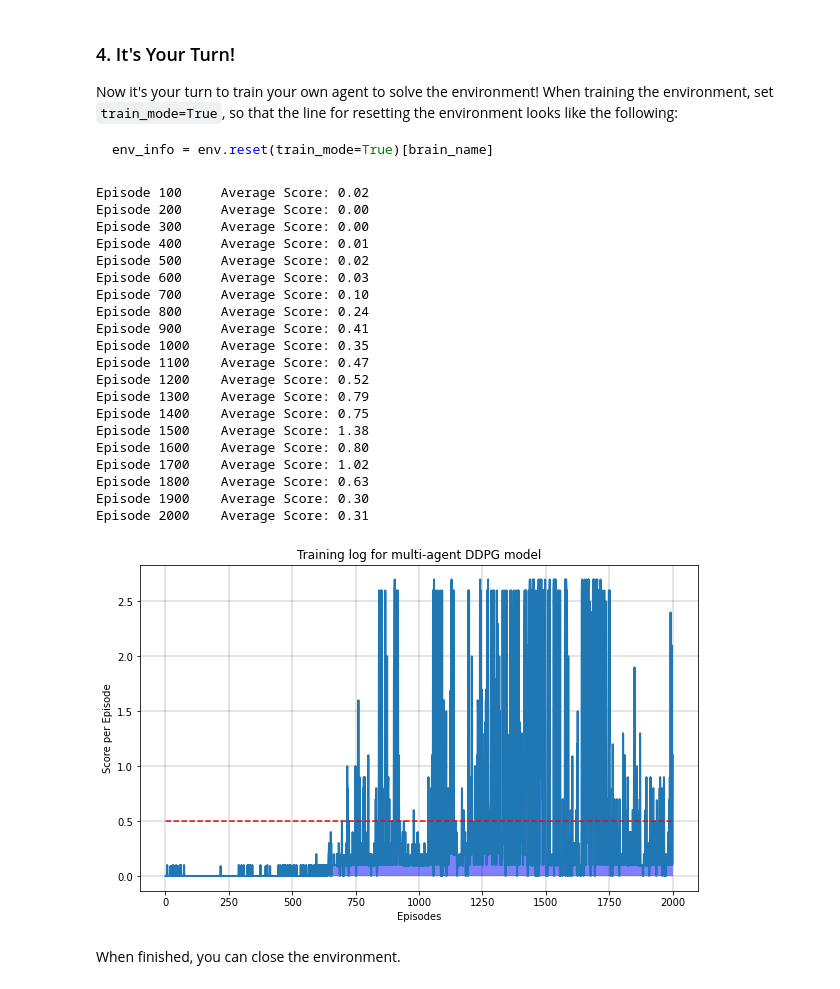
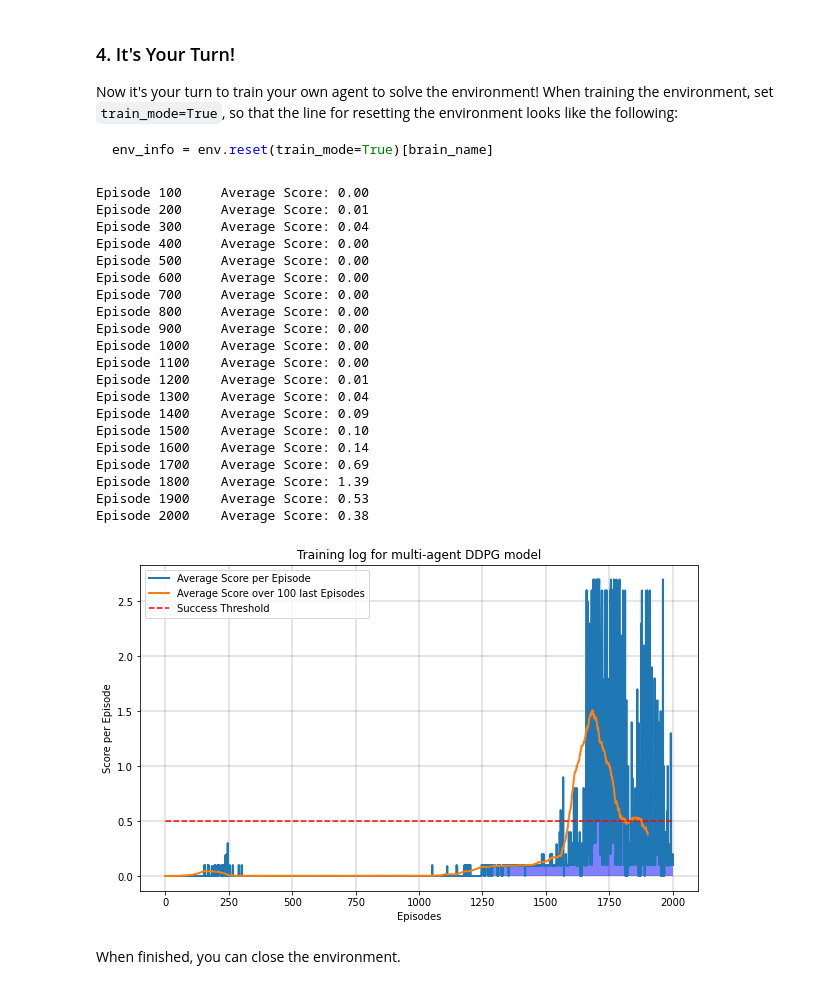
Before and after one commit to AlizadehAli/DRLND-Project3-collab-compet, a Jupyter notebook: Tennis.ipynb, the cells around one changed output. Cells and saved outputs as stored; diff of their text form; code cells hidden in the pictures.

```diff
--- a/Tennis.ipynb
+++ b/Tennis.ipynb
@@ -143,6 +143,7 @@ print_every = 100
 scores_deque = deque(maxlen=print_every)
 scores = []
 last_mean_score = 0.5
+mean_scores = []
 
 for i_episode in range(1, n_episodes+1):
     env_info = env.reset(train_mode=True)[brain_name]
@@ -173,43 +174,46 @@ for i_episode in range(1, n_episodes+1):
 
     if len(scores_deque) == print_every:
         mean_score = np.mean(scores_deque)
+        mean_scores.append(mean_score)
         if mean_score > last_mean_score:
             torch.save(agents.actor_local.state_dict(), 'checkpoint_actor.pth')
             torch.save(agents.critic_local.state_dict(), 'checkpoint_critic.pth')
             last_mean_score = mean_score
 # %% [output]
-Episode 100     Average Score: 0.02
-Episode 200     Average Score: 0.00
-Episode 300     Average Score: 0.00
-Episode 400     Average Score: 0.01
-Episode 500     Average Score: 0.02
-Episode 600     Average Score: 0.03
-Episode 700     Average Score: 0.10
-Episode 800     Average Score: 0.24
-Episode 900     Average Score: 0.41
-Episode 1000    Average Score: 0.35
-Episode 1100    Average Score: 0.47
-Episode 1200    Average Score: 0.52
-Episode 1300    Average Score: 0.79
-Episode 1400    Average Score: 0.75
-Episode 1500    Average Score: 1.38
-Episode 1600    Average Score: 0.80
-Episode 1700    Average Score: 1.02
-Episode 1800    Average Score: 0.63
-Episode 1900    Average Score: 0.30
-Episode 2000    Average Score: 0.31
+Episode 100     Average Score: 0.00
+Episode 200     Average Score: 0.01
+Episode 300     Average Score: 0.04
+Episode 400     Average Score: 0.00
+Episode 500     Average Score: 0.00
+Episode 600     Average Score: 0.00
+Episode 700     Average Score: 0.00
+Episode 800     Average Score: 0.00
+Episode 900     Average Score: 0.00
+Episode 1000    Average Score: 0.00
+Episode 1100    Average Score: 0.00
+Episode 1200    Average Score: 0.01
+Episode 1300    Average Score: 0.04
+Episode 1400    Average Score: 0.09
+Episode 1500    Average Score: 0.10
+Episode 1600    Average Score: 0.14
+Episode 1700    Average Score: 0.69
+Episode 1800    Average Score: 1.39
+Episode 1900    Average Score: 0.53
+Episode 2000    Average Score: 0.38
 # %%
 # red color is the threshold defining the successful performance
 fig, ax = plt.subplots(figsize=(10, 6))
-ax.plot(np.linspace(1,len(scores)+1, len(scores)),scores, lw=2)
-ax.plot(np.linspace(1,len(scores)+1, len(scores)), np.ones(len(scores))*0.5, linestyle='--', color='r')
+ax.plot(np.linspace(1,len(scores)+1, len(scores)),scores, lw=2, label='Average Score per Episode')
+ax.plot(np.linspace(1,1901+1, 1901),mean_scores, lw=2, label='Average Score over 100 last Episodes')
+ax.plot(np.linspace(1,len(scores)+1, len(scores)), np.ones(len(scores))*0.5, linestyle='--', color='r', label='Success Threshold')
 ax.fill_between(np.linspace(1,len(scores)+1, len(scores)), np.min(scores), scores, facecolor='blue', alpha=0.5)
 ax.set_xlabel('Episodes')
 ax.set_ylabel('Score per Episode')
 ax.grid(color='k', linestyle='-', linewidth=0.2)
+ax.legend()
 ax.set_title('Training log for multi-agent DDPG model');
 # %% [output]
-[figure, old version]
+[figure, new version]
 # %% [markdown]
 When finished, you can close the environment.
 # %%
```
Also changed, not shown: parts of 2 cells of this notebook, 1 other file.
